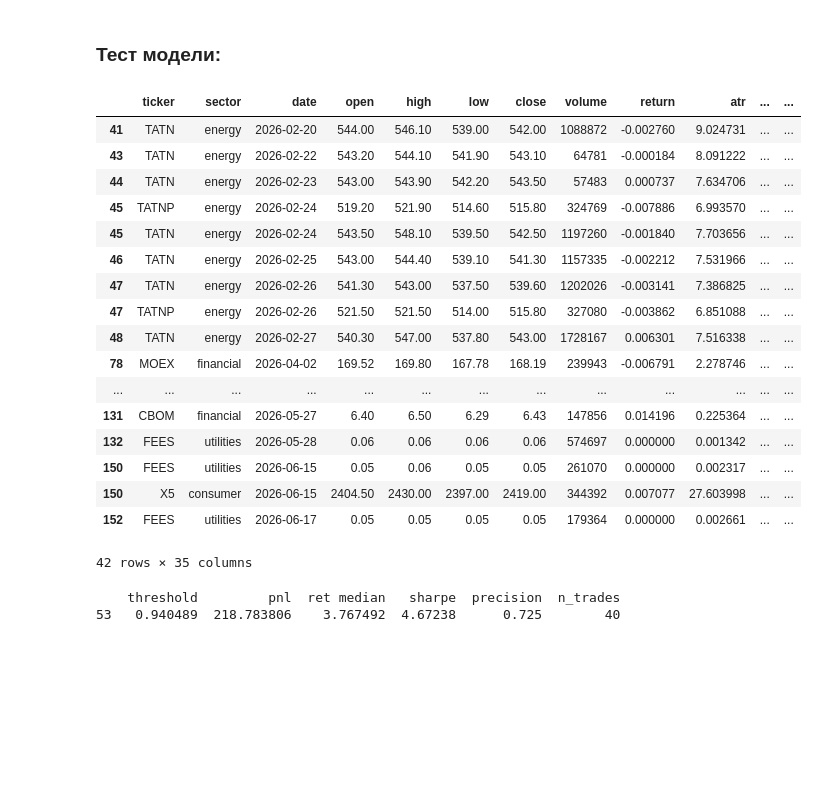
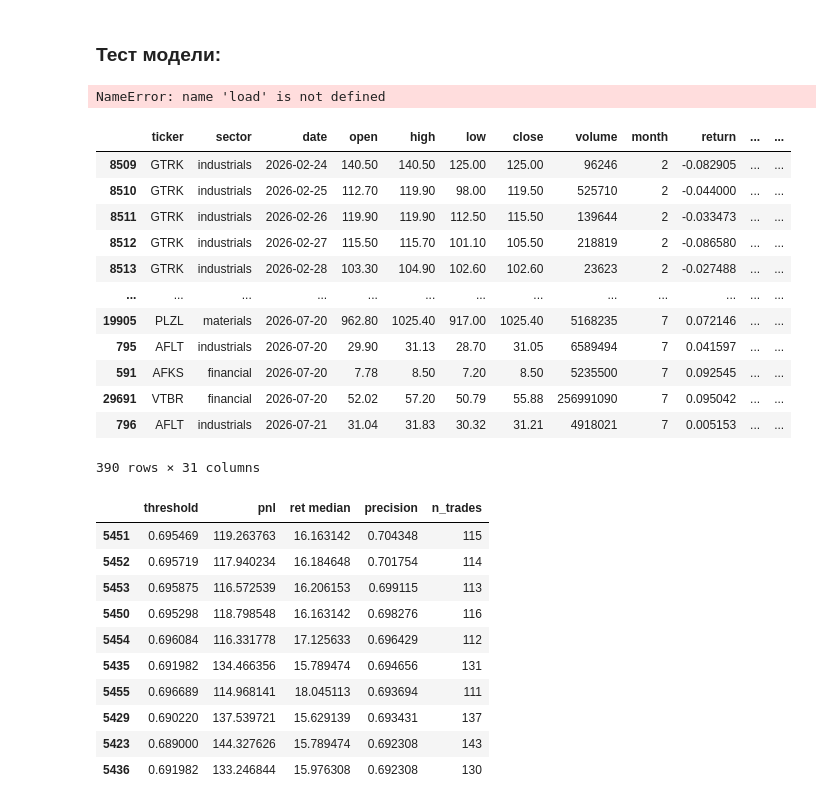
Before and after one commit to ChtoGde/stocks_analyser, a Jupyter notebook: ml_model.ipynb, the cells around one changed output. Cells and saved outputs as stored; diff of their text form; code cells hidden in the pictures; blank space fills up the shorter version.

```diff
--- a/ml_model.ipynb
+++ b/ml_model.ipynb
@@ -93,6 +86,0 @@ test_pool = Pool(data=x_test, label=y_test, feature_names=x_test.columns.tolist(
-# %%
-test_df = pd.read_csv('data/candles_to_validation.csv', index_col=0, parse_dates=['date']).sort_values(['ticker', 'date'])
-test_df = test_df[test_df.ticker.isin(liqud_stocks)]
-test_df = calculate_indicators(test_df)
-test_df.replace([np.inf, -np.inf], np.nan, inplace=True)
-test_df.dropna(inplace=True)
@@ -238,9 +244,6 @@ dump((liqud_stocks, model), 'stocks_analyser_tickers_with_model.joblib')
 ### Тест модели:
 # %%
 # выгружаем модель
-tickers, model = load('stocks_analyser_tickers_with_model.joblib')
+model = load('stocks_analyser_tickers_with_model.joblib')
+# %% [output]
+NameError: name 'load' is not defined
-# %%
-# выгружаем проверочные данные
-test_df = pd.read_csv('data/candles_to_validation.csv', index_col=0, parse_dates=['date']).sort_values(['ticker', 'date'])
-# фильтруем по тикерам
-test_df = test_df[test_df.ticker.isin(liqud_stocks)]
@@ -254,28 +250,23 @@ test_df.dropna(inplace=True)
 # %%
 # создаём прогноз вероятностей
-proba = model.predict_proba(test_df.drop(columns=columns_to_drop, errors='ignore'))[:,1]
+proba = model.predict_proba(test_pool)[:,1]
 # записываем его в датафрейм
 test_df['proba'] = proba
 # %%
-test_df[test_df.proba > 0.940489].sort_values('date')
+test_df[test_df.proba > 0.65].sort_values('date')
 # %% [output]
-|  | ticker | sector | date | open | high | low | close | volume | return | atr | ... | ... |
-| 41 | TATN | energy | 2026-02-20 | 544.00 | 546.10 | 539.00 | 542.00 | 1088872 | -0.002760 | 9.024731 | ... | ... |
-| 43 | TATN | energy | 2026-02-22 | 543.20 | 544.10 | 541.90 | 543.10 | 64781 | -0.000184 | 8.091222 | ... | ... |
-| 44 | TATN | energy | 2026-02-23 | 543.00 | 543.90 | 542.20 | 543.50 | 57483 | 0.000737 | 7.634706 | ... | ... |
-| 45 | TATNP | energy | 2026-02-24 | 519.20 | 521.90 | 514.60 | 515.80 | 324769 | -0.007886 | 6.993570 | ... | ... |
-| 45 | TATN | energy | 2026-02-24 | 543.50 | 548.10 | 539.50 | 542.50 | 1197260 | -0.001840 | 7.703656 | ... | ... |
-| 46 | TATN | energy | 2026-02-25 | 543.00 | 544.40 | 539.10 | 541.30 | 1157335 | -0.002212 | 7.531966 | ... | ... |
-| 47 | TATN | energy | 2026-02-26 | 541.30 | 543.00 | 537.50 | 539.60 | 1202026 | -0.003141 | 7.386825 | ... | ... |
-| 47 | TATNP | energy | 2026-02-26 | 521.50 | 521.50 | 514.00 | 515.80 | 327080 | -0.003862 | 6.851088 | ... | ... |
-| 48 | TATN | energy | 2026-02-27 | 540.30 | 547.00 | 537.80 | 543.00 | 1728167 | 0.006301 | 7.516338 | ... | ... |
-| 78 | MOEX | financial | 2026-04-02 | 169.52 | 169.80 | 167.78 | 168.19 | 239943 | -0.006791 | 2.278746 | ... | ... |
+|  | ticker | sector | date | open | high | low | close | volume | month | return | ... | ... |
+| 8509 | GTRK | industrials | 2026-02-24 | 140.50 | 140.50 | 125.00 | 125.00 | 96246 | 2 | -0.082905 | ... | ... |
+| 8510 | GTRK | industrials | 2026-02-25 | 112.70 | 119.90 | 98.00 | 119.50 | 525710 | 2 | -0.044000 | ... | ... |
+| 8511 | GTRK | industrials | 2026-02-26 | 119.90 | 119.90 | 112.50 | 115.50 | 139644 | 2 | -0.033473 | ... | ... |
+| 8512 | GTRK | industrials | 2026-02-27 | 115.50 | 115.70 | 101.10 | 105.50 | 218819 | 2 | -0.086580 | ... | ... |
+| 8513 | GTRK | industrials | 2026-02-28 | 103.30 | 104.90 | 102.60 | 102.60 | 23623 | 2 | -0.027488 | ... | ... |
 | ... | ... | ... | ... | ... | ... | ... | ... | ... | ... | ... | ... | ... |
-| 131 | CBOM | financial | 2026-05-27 | 6.40 | 6.50 | 6.29 | 6.43 | 147856 | 0.014196 | 0.225364 | ... | ... |
-| 132 | FEES | utilities | 2026-05-28 | 0.06 | 0.06 | 0.06 | 0.06 | 574697 | 0.000000 | 0.001342 | ... | ... |
-| 150 | FEES | utilities | 2026-06-15 | 0.05 | 0.06 | 0.05 | 0.05 | 261070 | 0.000000 | 0.002317 | ... | ... |
-| 150 | X5 | consumer | 2026-06-15 | 2404.50 | 2430.00 | 2397.00 | 2419.00 | 344392 | 0.007077 | 27.603998 | ... | ... |
-| 152 | FEES | utilities | 2026-06-17 | 0.05 | 0.05 | 0.05 | 0.05 | 179364 | 0.000000 | 0.002661 | ... | ... |
+| 19905 | PLZL | materials | 2026-07-20 | 962.80 | 1025.40 | 917.00 | 1025.40 | 5168235 | 7 | 0.072146 | ... | ... |
+| 795 | AFLT | industrials | 2026-07-20 | 29.90 | 31.13 | 28.70 | 31.05 | 6589494 | 7 | 0.041597 | ... | ... |
+| 591 | AFKS | financial | 2026-07-20 | 7.78 | 8.50 | 7.20 | 8.50 | 5235500 | 7 | 0.092545 | ... | ... |
+| 29691 | VTBR | financial | 2026-07-20 | 52.02 | 57.20 | 50.79 | 55.88 | 256991090 | 7 | 0.095042 | ... | ... |
+| 796 | AFLT | industrials | 2026-07-21 | 31.04 | 31.83 | 30.32 | 31.21 | 4918021 | 7 | 0.005153 | ... | ... |
-42 rows × 35 columns
+390 rows × 31 columns
 # %%
 # получаем точность, отклики и пороги
@@ -335,11 +317,20 @@ results_df = pd.DataFrame(results)
 # %%
-# Определяем лучший порог по методу Шарпа
-best = results_df.sort_values('sharpe', ascending=False).head(1)
+# Определяем лучший порог
+best = results_df.sort_values(['precision', 'pnl', 'n_trades'], ascending=False).head(10)
 # выводим результат
-print(best)
+display(best)
 # %% [output]
-    threshold         pnl  ret median   sharpe  precision  n_trades
-53   0.940489  218.783806    3.767492  4.67238      0.725        40
+|  | threshold | pnl | ret median | precision | n_trades |
+| 5451 | 0.695469 | 119.263763 | 16.163142 | 0.704348 | 115 |
+| 5452 | 0.695719 | 117.940234 | 16.184648 | 0.701754 | 114 |
+| 5453 | 0.695875 | 116.572539 | 16.206153 | 0.699115 | 113 |
+| 5450 | 0.695298 | 118.798548 | 16.163142 | 0.698276 | 116 |
+| 5454 | 0.696084 | 116.331778 | 17.125633 | 0.696429 | 112 |
+| 5435 | 0.691982 | 134.466356 | 15.789474 | 0.694656 | 131 |
+| 5455 | 0.696689 | 114.968141 | 18.045113 | 0.693694 | 111 |
+| 5429 | 0.690220 | 137.539721 | 15.629139 | 0.693431 | 137 |
+| 5423 | 0.689000 | 144.327626 | 15.789474 | 0.692308 | 143 |
+| 5436 | 0.691982 | 133.246844 | 15.976308 | 0.692308 | 130 |
 # %%
 fig, ax1 = plt.subplots(figsize=(8, 5))
 
```
Also changed, not shown: parts of 33 cells of this notebook, 11 other files.
